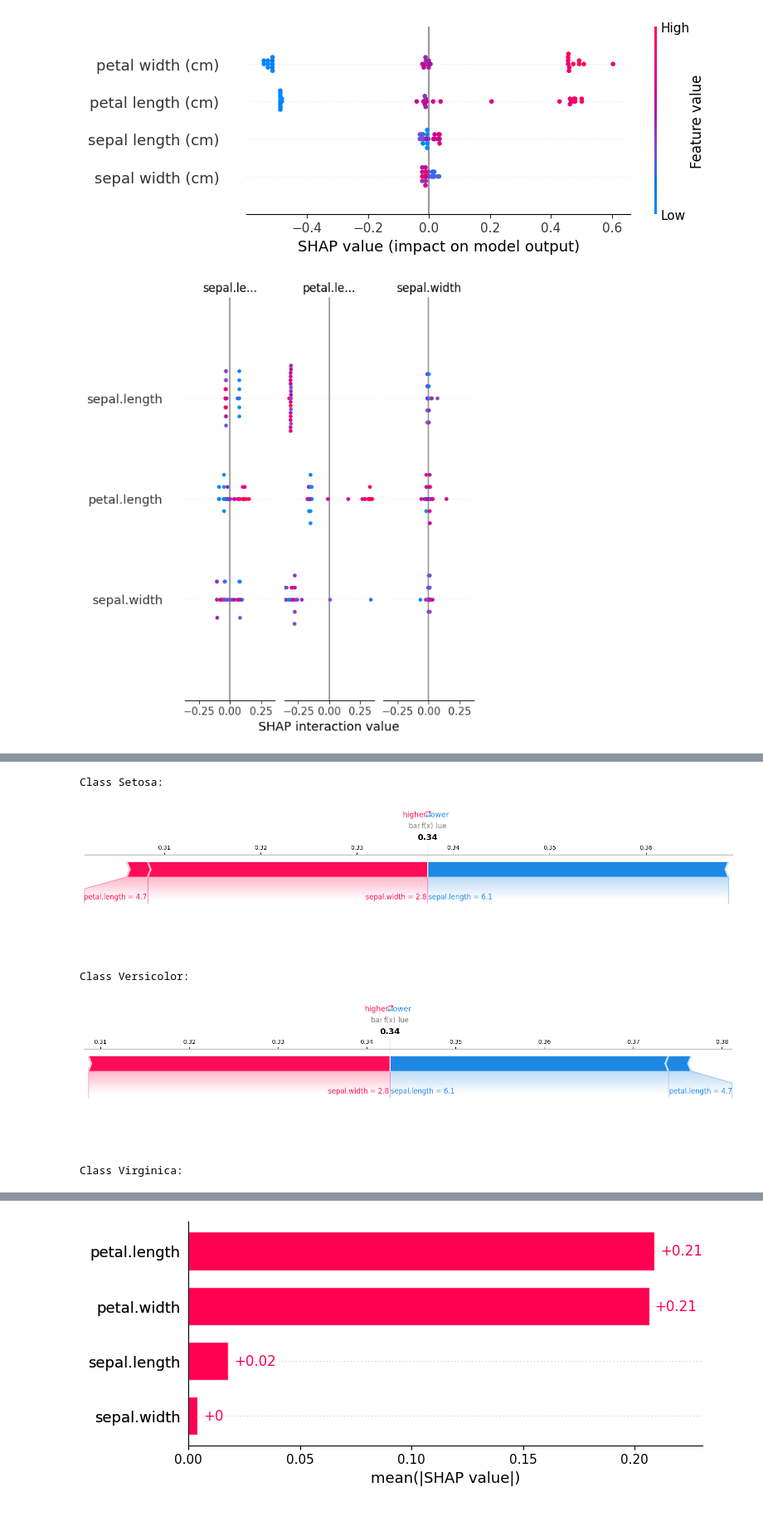
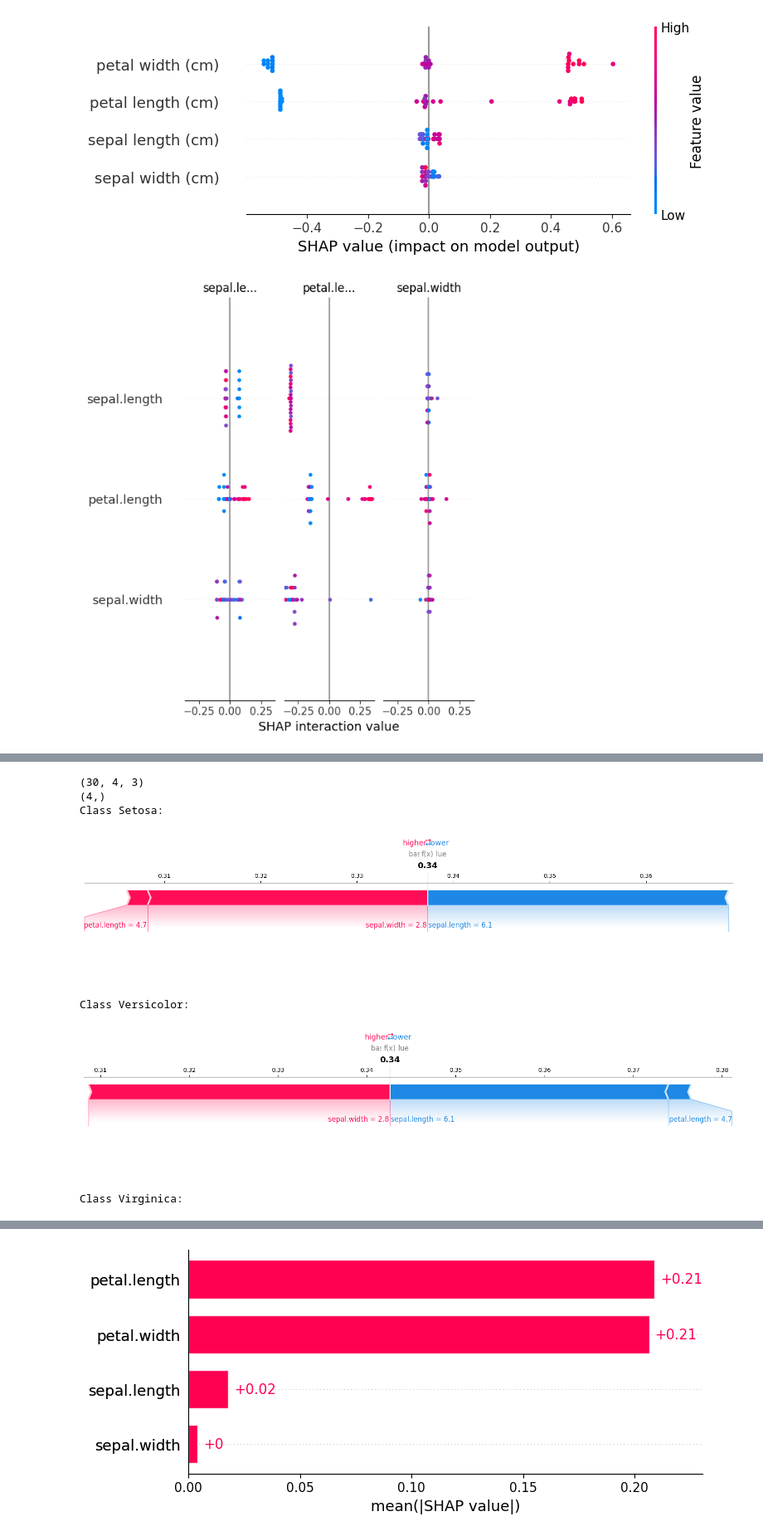
Before and after one commit to SebaPL21/EzplainableArtificialIntelligence, a Jupyter notebook: LimeKNN/przykładySHAP.ipynb, the cells around one changed output, grey strips where cells are left out. Shown at 83% size. Cells and saved outputs as stored; diff of their text form; code cells hidden in the pictures.

```diff
--- a/LimeKNN/przykładySHAP.ipynb
+++ b/LimeKNN/przykładySHAP.ipynb
@@ -46,36 +46,41 @@ class_names = ["Setosa", "Versicolor", "Virginica"]
 X_train, X_test, y_train, y_test = train_test_split(X, y, test_size=0.2, random_state=42)
 
 # Utworzenie i trenowanie modelu klasyfikacji
 model = RandomForestClassifier(n_estimators=100, random_state=42)
 model.fit(X_train, y_train)
 
 # Utworzenie obiektu explainera SHAP
-explainer = shap.Explainer(model)
+explainer = shap.TreeExplainer(model)
 
 # Obliczenie wartości SHAP dla zbioru testowego
 shap_values = explainer.shap_values(X_test)
 
 # Wyświetlenie podsumowania wartości SHAP
 # shap.summary_plot(shap_values, X_test, plot_type="bar")
 shap.summary_plot(shap_values, X_test)
 
 # Generowanie force_plot dla wszystkich klas dla wybranej obserwacji
 shap.initjs()
 observation_index = 0
+
+print(shap_values.shape)
+print(X_test.iloc[observation_index].shape)
 for class_index in range(len(class_names)):
     print(f"Class {class_names[class_index]}:")
     shap.force_plot(
         explainer.expected_value[class_index],
         shap_values[class_index][observation_index],
         X_test.iloc[observation_index, :-1],
         feature_names=X_test.columns[:-1],
         show=True,
         matplotlib=True,
         #link="logit"
     )
 # %% [output]
-[figure, old version]
+[figure, new version]
 [interactive output not drawn]
+(30, 4, 3)
+(4,)
 Class Setosa:
 [figure]
 Class Versicolor:
```
Also changed, not shown: parts of 5 cells of this notebook, 18 other files.
